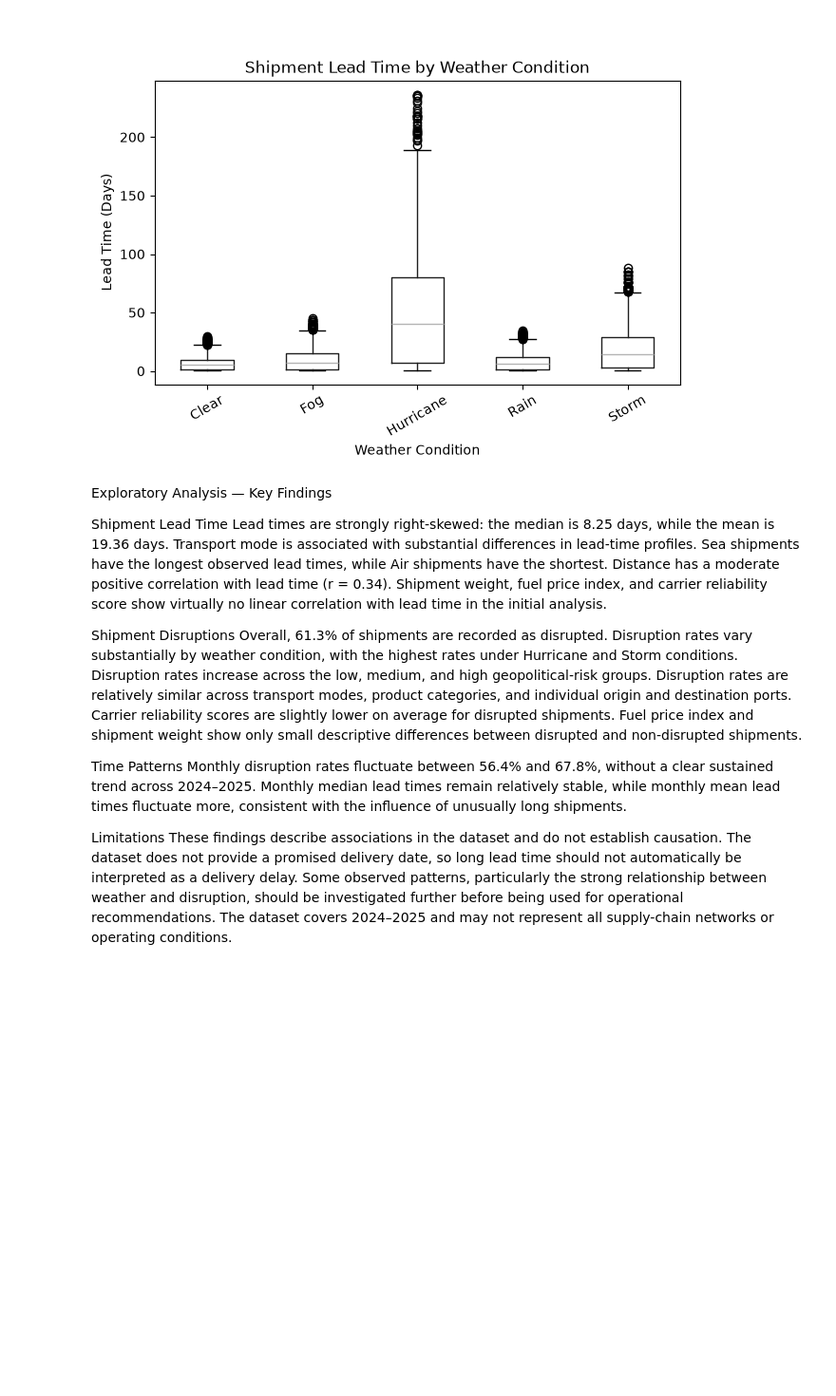
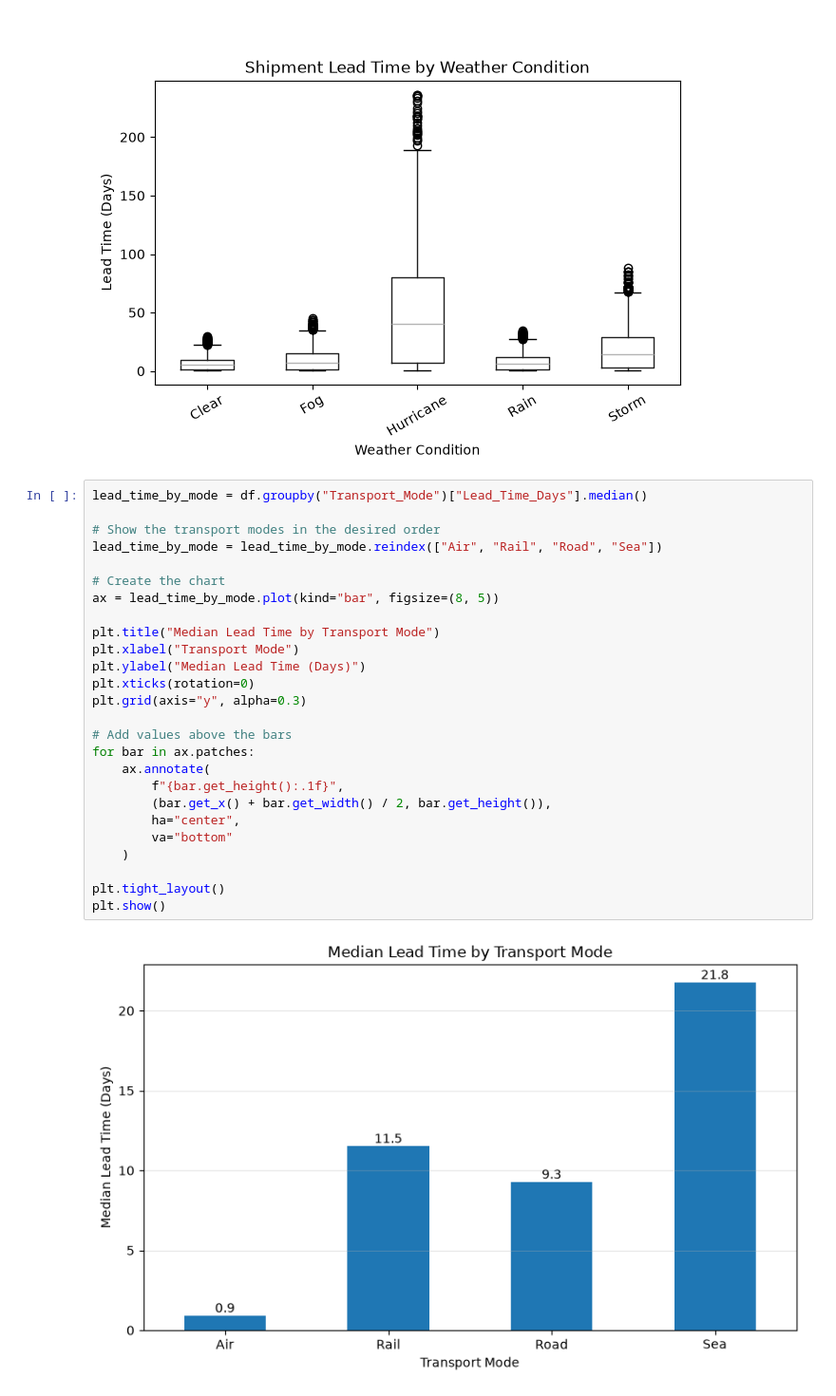
Before and after one commit to Donnabelle01/stackfuel_projekt, a Jupyter notebook: supply_chain/Notebooks/03_Exploratory_Analysis.ipynb, the cells around one changed output. Shown at 95% size. Cells and saved outputs as stored; diff of their text form; blank space fills up the shorter version.

Commit message:
Clean project structure and finalize analysis

```diff
--- a/supply_chain/Notebooks/03_Exploratory_Analysis.ipynb
+++ b/supply_chain/Notebooks/03_Exploratory_Analysis.ipynb
@@ -401,29 +413,31 @@ plt.show()
 # %% [output]
 <Figure size 1000x600 with 0 Axes>
 [figure]
-# %% [markdown]
-Exploratory Analysis — Key Findings
-
-Shipment Lead Time
-Lead times are strongly right-skewed: the median is 8.25 days, while the mean is 19.36 days.
-Transport mode is associated with substantial differences in lead-time profiles. Sea shipments have the longest observed lead times, while Air shipments have the shortest.
-Distance has a moderate positive correlation with lead time (r = 0.34).
-Shipment weight, fuel price index, and carrier reliability score show virtually no linear correlation with lead time in the initial analysis.
-
-Shipment Disruptions
-Overall, 61.3% of shipments are recorded as disrupted.
-Disruption rates vary substantially by weather condition, with the highest rates under Hurricane and Storm conditions.
-Disruption rates increase across the low, medium, and high geopolitical-risk groups.
-Disruption rates are relatively similar across transport modes, product categories, and individual origin and destination ports.
-Carrier reliability scores are slightly lower on average for disrupted shipments.
-Fuel price index and shipment weight show only small descriptive differences between disrupted and non-disrupted shipments.
-
-Time Patterns
-Monthly disruption rates fluctuate between 56.4% and 67.8%, without a clear sustained trend across 2024–2025.
-Monthly median lead times remain relatively stable, while monthly mean lead times fluctuate more, consistent with the influence of unusually long shipments.
-
-Limitations
-These findings describe associations in the dataset and do not establish causation.
-The dataset does not provide a promised delivery date, so long lead time should not automatically be interpreted as a delivery delay.
-Some observed patterns, particularly the strong relationship between weather and disruption, should be investigated further before being used for operational recommendations.
-The dataset covers 2024–2025 and may not represent all supply-chain networks or operating conditions.
+# %%
+lead_time_by_mode = df.groupby("Transport_Mode")["Lead_Time_Days"].median()
+
+# Show the transport modes in the desired order
+lead_time_by_mode = lead_time_by_mode.reindex(["Air", "Rail", "Road", "Sea"])
+
+# Create the chart
+ax = lead_time_by_mode.plot(kind="bar", figsize=(8, 5))
+
+plt.title("Median Lead Time by Transport Mode")
+plt.xlabel("Transport Mode")
+plt.ylabel("Median Lead Time (Days)")
+plt.xticks(rotation=0)
+plt.grid(axis="y", alpha=0.3)
+
+# Add values above the bars
+for bar in ax.patches:
+    ax.annotate(
+        f"{bar.get_height():.1f}",
+        (bar.get_x() + bar.get_width() / 2, bar.get_height()),
+        ha="center",
+        va="bottom"
+    )
+
+plt.tight_layout()
+plt.show()
+# %% [output]
+[figure, added]
```
Also changed, not shown: parts of 17 cells of this notebook, 24 other files.
